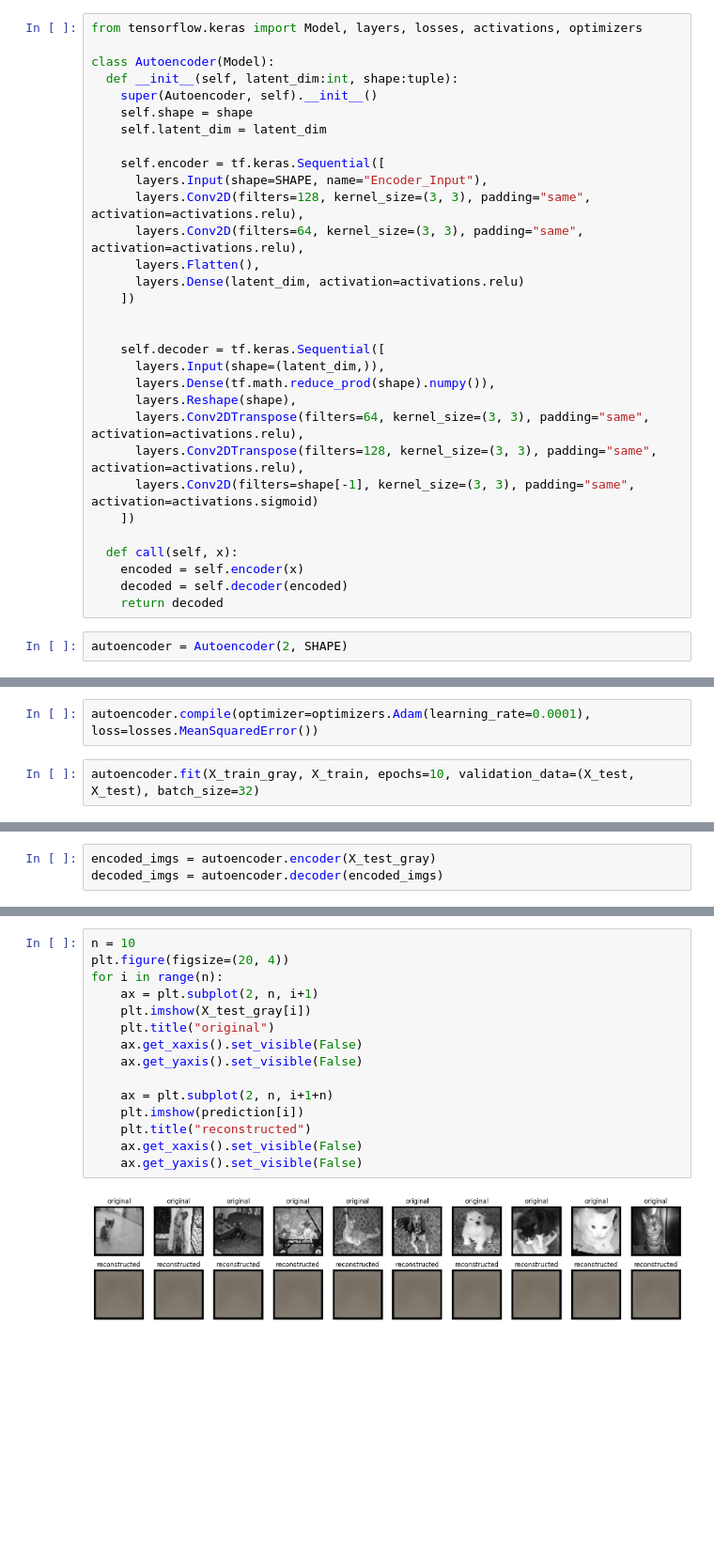
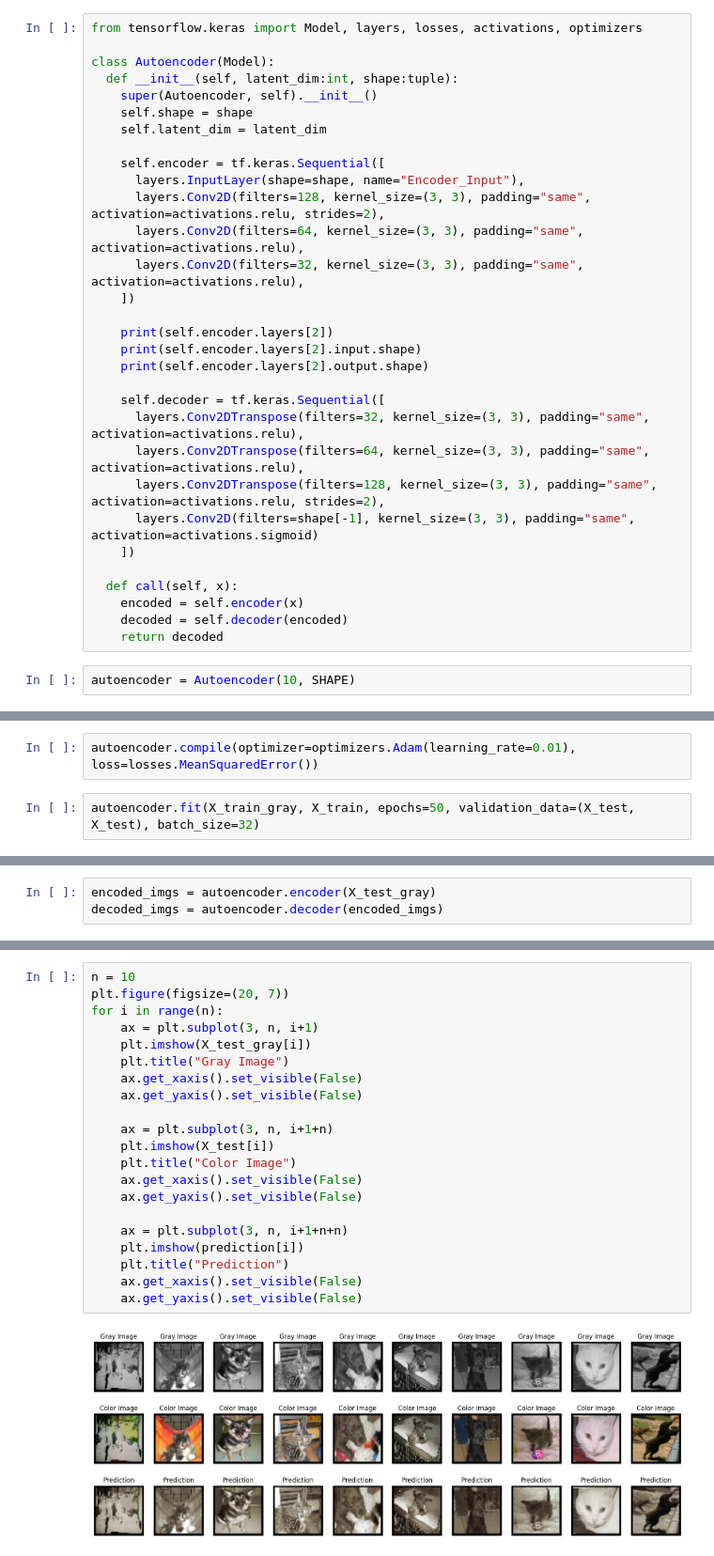
Before and after one commit to KU-Gen-AI-2567/Autoencoder-demo, a Jupyter notebook: Autoencoder.ipynb, the cells around one changed output, grey strips where cells are left out. Shown at 94% size. Cells and saved outputs as stored; diff of their text form; blank space fills up the shorter version.

Commit message:
Update Model without latent dim

```diff
--- a/Autoencoder.ipynb
+++ b/Autoencoder.ipynb
@@ -153,20 +153,20 @@ class Autoencoder(Model):
     self.latent_dim = latent_dim
 
     self.encoder = tf.keras.Sequential([
-      layers.Input(shape=SHAPE, name="Encoder_Input"),
-      layers.Conv2D(filters=128, kernel_size=(3, 3), padding="same", activation=activations.relu),
+      layers.InputLayer(shape=shape, name="Encoder_Input"),
+      layers.Conv2D(filters=128, kernel_size=(3, 3), padding="same", activation=activations.relu, strides=2),
       layers.Conv2D(filters=64, kernel_size=(3, 3), padding="same", activation=activations.relu),
-      layers.Flatten(),
-      layers.Dense(latent_dim, activation=activations.relu)
+      layers.Conv2D(filters=32, kernel_size=(3, 3), padding="same", activation=activations.relu),
     ])
 
+    print(self.encoder.layers[2])
+    print(self.encoder.layers[2].input.shape)
+    print(self.encoder.layers[2].output.shape)
 
     self.decoder = tf.keras.Sequential([
-      layers.Input(shape=(latent_dim,)),
-      layers.Dense(tf.math.reduce_prod(shape).numpy()),
-      layers.Reshape(shape),
+      layers.Conv2DTranspose(filters=32, kernel_size=(3, 3), padding="same", activation=activations.relu),
       layers.Conv2DTranspose(filters=64, kernel_size=(3, 3), padding="same", activation=activations.relu),
-      layers.Conv2DTranspose(filters=128, kernel_size=(3, 3), padding="same", activation=activations.relu),
+      layers.Conv2DTranspose(filters=128, kernel_size=(3, 3), padding="same", activation=activations.relu, strides=2),
       layers.Conv2D(filters=shape[-1], kernel_size=(3, 3), padding="same", activation=activations.sigmoid)
     ])
 
@@ -175,4 +175,4 @@ class Autoencoder(Model):
     decoded = self.decoder(encoded)
     return decoded
 # %%
-autoencoder = Autoencoder(2, SHAPE)
+autoencoder = Autoencoder(10, SHAPE)
@@ -218,6 +219,6 @@ Model: "sequential_11"
  Non-trainable params: 0 (0.00 B)
 # %%
-autoencoder.compile(optimizer=optimizers.Adam(learning_rate=0.0001), loss=losses.MeanSquaredError())
+autoencoder.compile(optimizer=optimizers.Adam(learning_rate=0.01), loss=losses.MeanSquaredError())
 # %%
-autoencoder.fit(X_train_gray, X_train, epochs=10, validation_data=(X_test, X_test), batch_size=32)
+autoencoder.fit(X_train_gray, X_train, epochs=50, validation_data=(X_test, X_test), batch_size=32)
 # %% [output]
@@ -292,17 +287,23 @@ prediction = autoencoder.predict(X_test_gray)
 # %%
 n = 10
-plt.figure(figsize=(20, 4))
+plt.figure(figsize=(20, 7))
 for i in range(n):
-    ax = plt.subplot(2, n, i+1)
+    ax = plt.subplot(3, n, i+1)
     plt.imshow(X_test_gray[i])
-    plt.title("original")
+    plt.title("Gray Image")
     ax.get_xaxis().set_visible(False)
     ax.get_yaxis().set_visible(False)
 
-    ax = plt.subplot(2, n, i+1+n)
-    plt.imshow(prediction[i])
-    plt.title("reconstructed")
+    ax = plt.subplot(3, n, i+1+n)
+    plt.imshow(X_test[i])
+    plt.title("Color Image")
     ax.get_xaxis().set_visible(False)
     ax.get_yaxis().set_visible(False)
+
+    ax = plt.subplot(3, n, i+1+n+n)
+    plt.imshow(prediction[i])
+    plt.title("Prediction")
+    ax.get_xaxis().set_visible(False)
+    ax.get_yaxis().set_visible(False)
 # %% [output]
-[figure, old version]
+[figure, new version]
```
Also changed, not shown: parts of 13 cells of this notebook.
